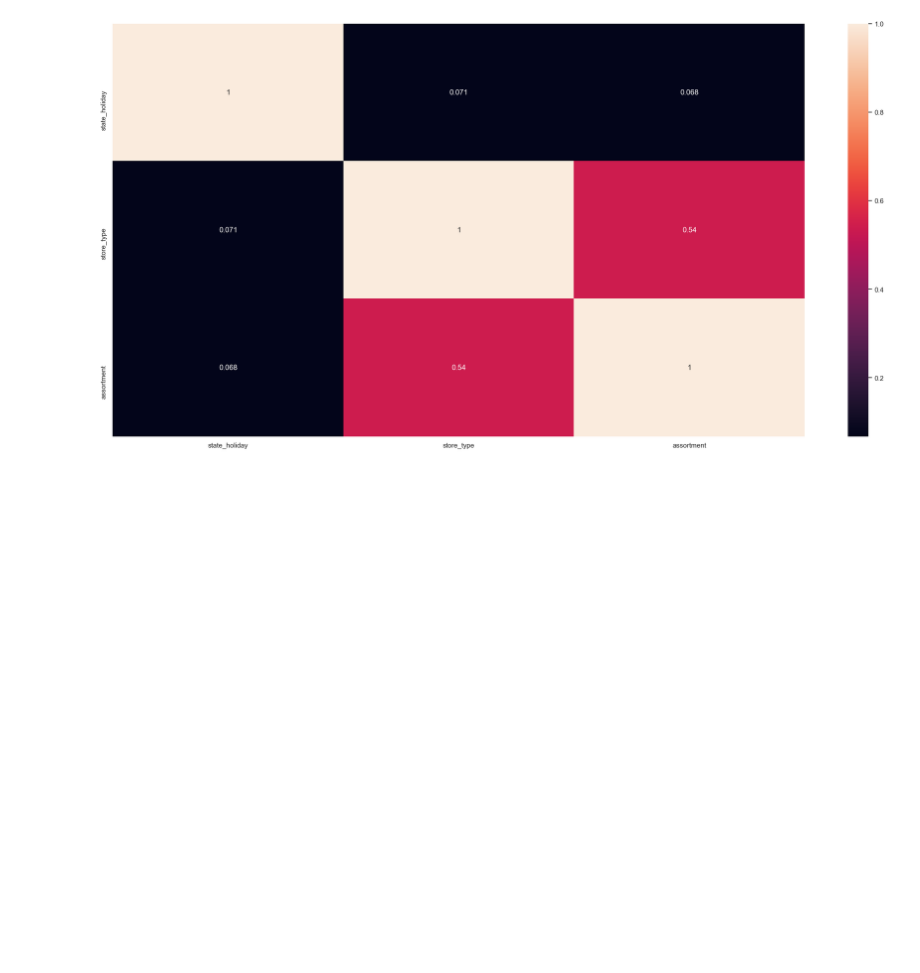
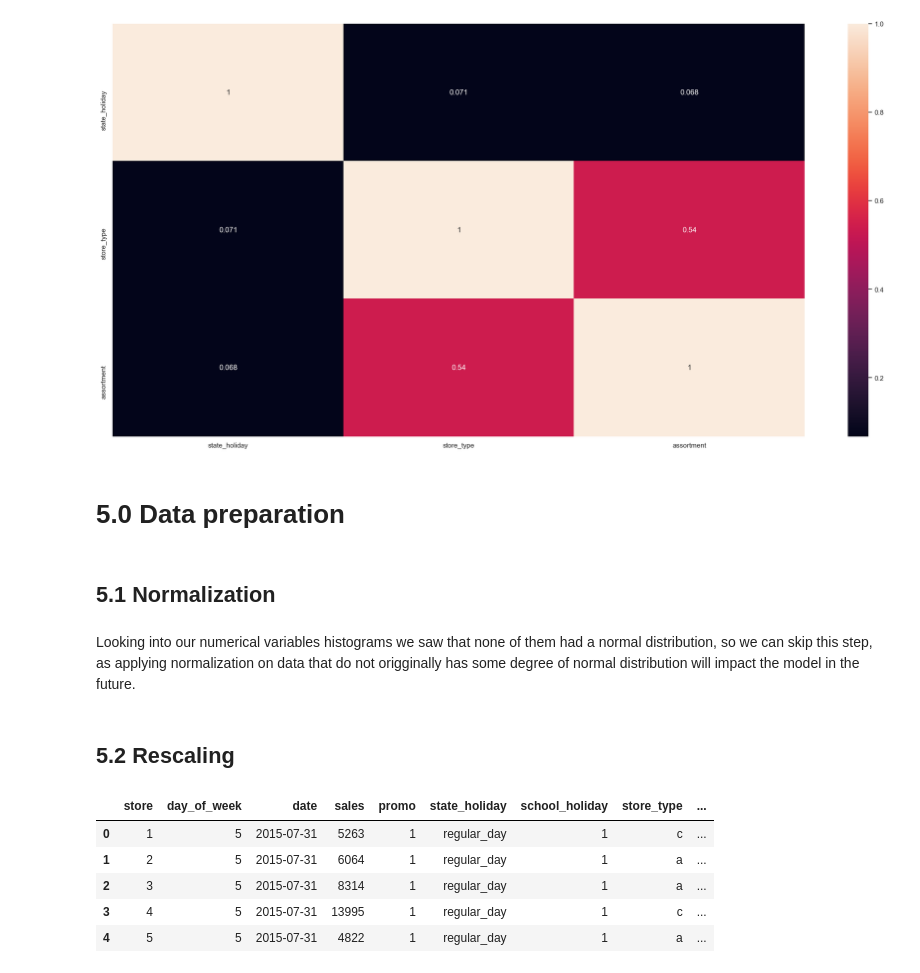
Before and after one commit to iury-repo/rossman-sales, a Jupyter notebook: notebooks/v01_store_sales_prediction.ipynb, the cells around one changed output. Drawn from its saved outputs; the diff is of its cells as text; code cells hidden in the pictures; blank space fills up the shorter version.

```diff
--- a/notebooks/v01_store_sales_prediction.ipynb
+++ b/notebooks/v01_store_sales_prediction.ipynb
@@ -836,3 +828,22 @@ d = d.set_index(d.columns)
 sns.heatmap(d, annot=True);
 # %% [output]
 [figure]
+# %% [markdown]
+# 5.0 Data preparation
+# %%
+df5 = df4.copy()
+# %% [markdown]
+## 5.1 Normalization
+# %% [markdown]
+Looking into our numerical variables histograms we saw that none of them had a normal distribution, so we can skip this step, as applying normalization on data that do not origginally has some degree of normal distribution will impact the model in the future.
+# %% [markdown]
+## 5.2 Rescaling
+# %%
+df5.head()
+# %% [output]
+|  | store | day_of_week | date | sales | promo | state_holiday | school_holiday | store_type | ... |
+| 0 | 1 | 5 | 2015-07-31 | 5263 | 1 | regular_day | 1 | c | ... |
+| 1 | 2 | 5 | 2015-07-31 | 6064 | 1 | regular_day | 1 | a | ... |
+| 2 | 3 | 5 | 2015-07-31 | 8314 | 1 | regular_day | 1 | a | ... |
+| 3 | 4 | 5 | 2015-07-31 | 13995 | 1 | regular_day | 1 | c | ... |
+| 4 | 5 | 5 | 2015-07-31 | 4822 | 1 | regular_day | 1 | a | ... |
```
Also changed, not shown: parts of 15 cells of this notebook.
